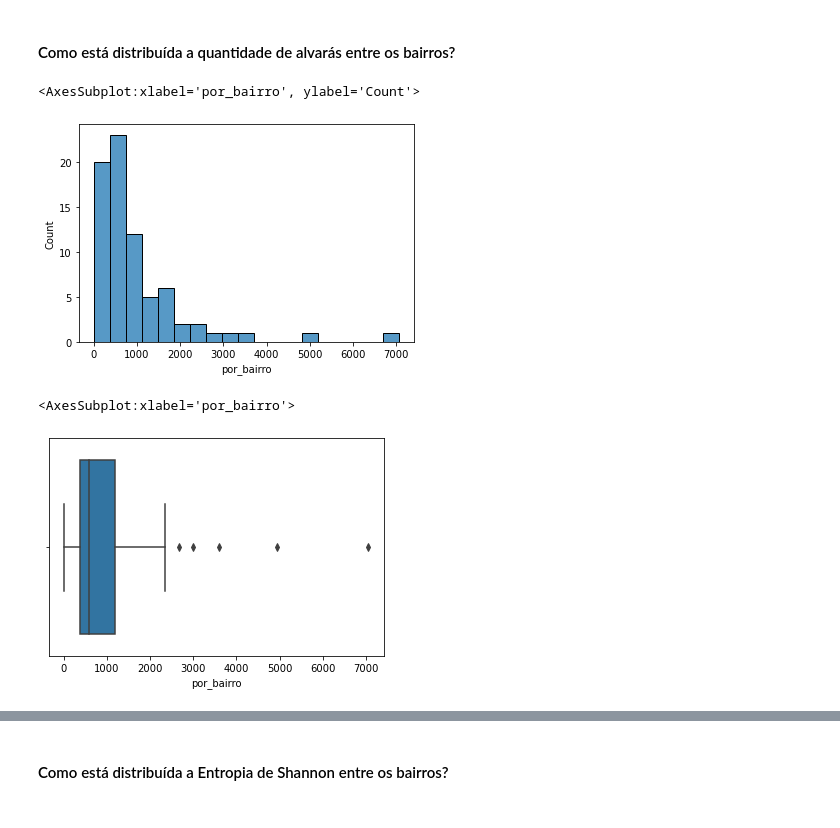
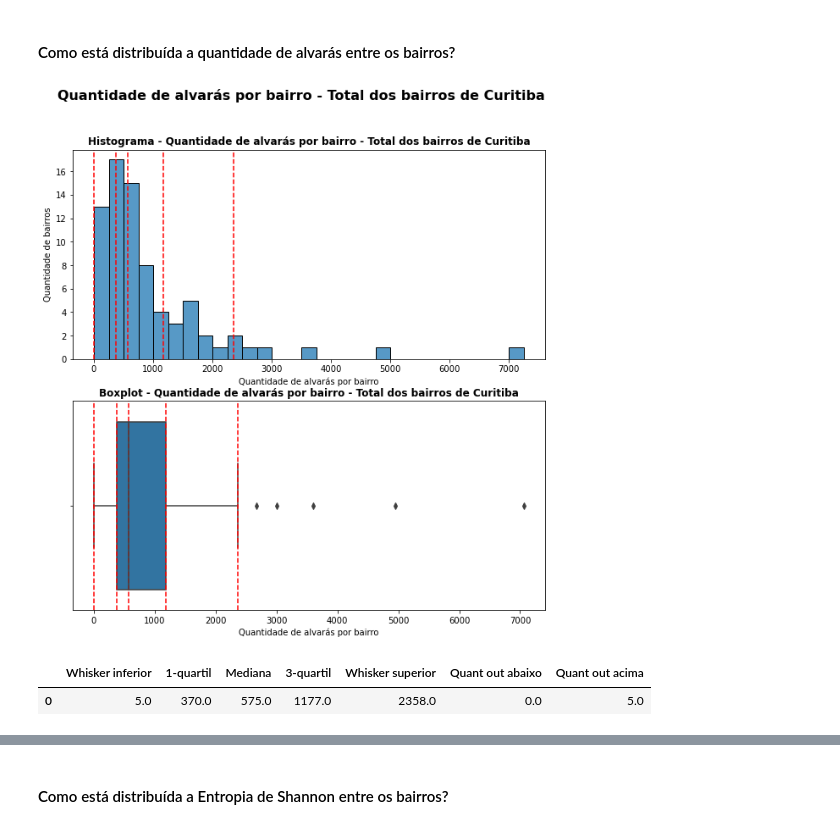
Before and after one commit to avaraujojr/tcc_alcides_alvaras, a Jupyter notebook: notebooks/alvaras_cwb.ipynb, the cells around one changed output, grey strips where cells are left out. Saved outputs shown, nothing was run; the diff lists cells and outputs as text; code cells hidden in the pictures.

Commit message:
Reorganizado
Melhor reorganização dos mapas, boxplots e histogramas

```diff
--- a/notebooks/alvaras_cwb.ipynb
+++ b/notebooks/alvaras_cwb.ipynb
@@ -624,12 +673,35 @@ df_por_bairro_por_ativ['Hs_ativ_usar'] = df_por_bairro_por_ativ.apply(lambda x:
 # %% [markdown]
 #### Como está distribuída a quantidade de alvarás entre os bairros?
 # %%
-sns.histplot(data = df_por_bairro_por_ativ.por_bairro)
+fig_qt_bairros = plt.figure(figsize = (10, 10))
+
+plt.suptitle('Quantidade de alvarás por bairro - Total dos bairros de Curitiba', fontsize = 16, fontweight = 'bold')
+
+ax1 = plt.subplot(211)
+sns.histplot(data = df_por_bairro_por_ativ, x = 'por_bairro', binwidth = 250, ax = ax1)
+plt.title('Histograma - Quantidade de alvarás por bairro - Total dos bairros de Curitiba', fontsize = 12, fontweight = 'bold')
+plt.axvline(x = Limites_Boxplot(df_por_bairro_por_ativ.por_bairro)[0], color = 'red', linestyle = 'dashed')
+plt.axvline(x = Limites_Boxplot(df_por_bairro_por_ativ.por_bairro)[1], color = 'red', linestyle = 'dashed')
+plt.axvline(x = Limites_Boxplot(df_por_bairro_por_ativ.por_bairro)[2], color = 'red', linestyle = 'dashed')
+plt.axvline(x = Limites_Boxplot(df_por_bairro_por_ativ.por_bairro)[3], color = 'red', linestyle = 'dashed')
+plt.axvline(x = Limites_Boxplot(df_por_bairro_por_ativ.por_bairro)[4], color = 'red', linestyle = 'dashed')
+plt.xlabel('Quantidade de alvarás por bairro')
+plt.ylabel('Quantidade de bairros');
+
+ax2 = plt.subplot(212)
+sns.boxplot(data = df_por_bairro_por_ativ, x = 'por_bairro', ax = ax2)
+plt.title('Boxplot - Quantidade de alvarás por bairro - Total dos bairros de Curitiba', fontsize = 12, fontweight = 'bold')
+plt.axvline(x = Limites_Boxplot(df_por_bairro_por_ativ.por_bairro)[0], color = 'red', linestyle = 'dashed')
+plt.axvline(x = Limites_Boxplot(df_por_bairro_por_ativ.por_bairro)[1], color = 'red', linestyle = 'dashed')
+plt.axvline(x = Limites_Boxplot(df_por_bairro_por_ativ.por_bairro)[2], color = 'red', linestyle = 'dashed')
+plt.axvline(x = Limites_Boxplot(df_por_bairro_por_ativ.por_bairro)[3], color = 'red', linestyle = 'dashed')
+plt.axvline(x = Limites_Boxplot(df_por_bairro_por_ativ.por_bairro)[4], color = 'red', linestyle = 'dashed')
+plt.xlabel('Quantidade de alvarás por bairro');
 # %% [output]
-<AxesSubplot:xlabel='por_bairro', ylabel='Count'>
-[figure, old version]
+[figure, new version]
 # %%
-sns.boxplot(data = df_por_bairro_por_ativ, x = 'por_bairro')
+# Como é um resumo dos valores?
+DataFrame_Resumo_Boxplot(df_por_bairro_por_ativ.por_bairro)
 # %% [output]
-<AxesSubplot:xlabel='por_bairro'>
-[figure, removed]
+|  | Whisker inferior | 1-quartil | Mediana | 3-quartil | Whisker superior | Quant out abaixo | Quant out acima |
+| 0 | 5.0 | 370.0 | 575.0 | 1177.0 | 2358.0 | 0.0 | 5.0 |
```
Also changed, not shown: parts of 35 cells of this notebook.
